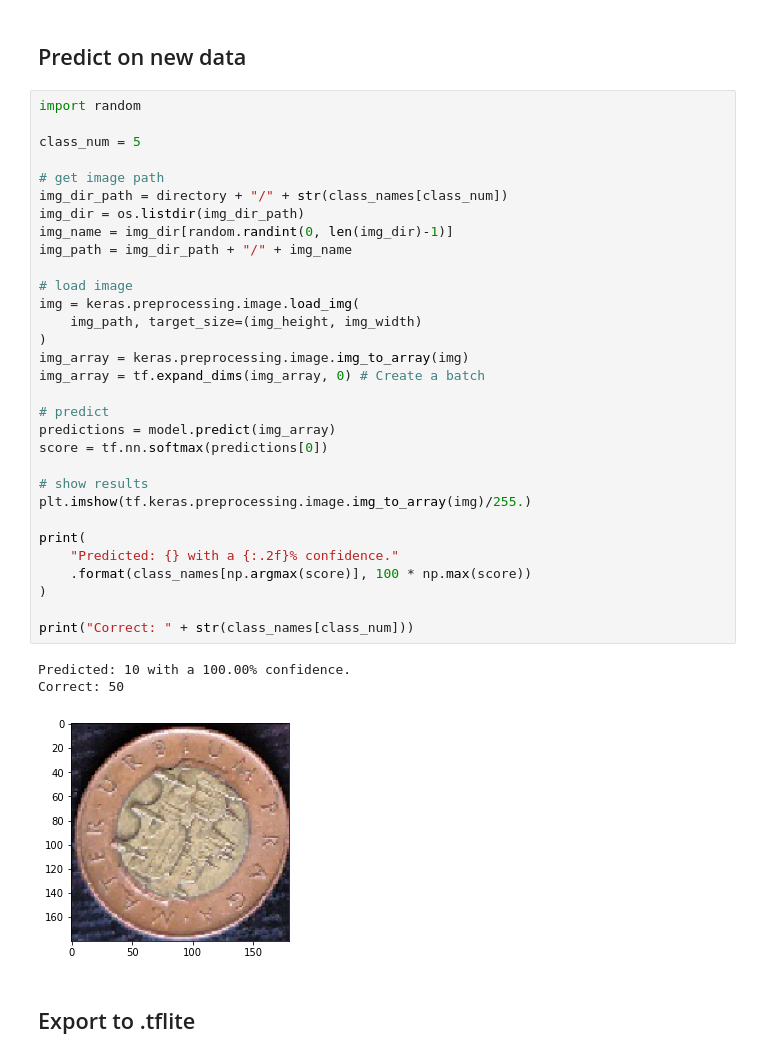
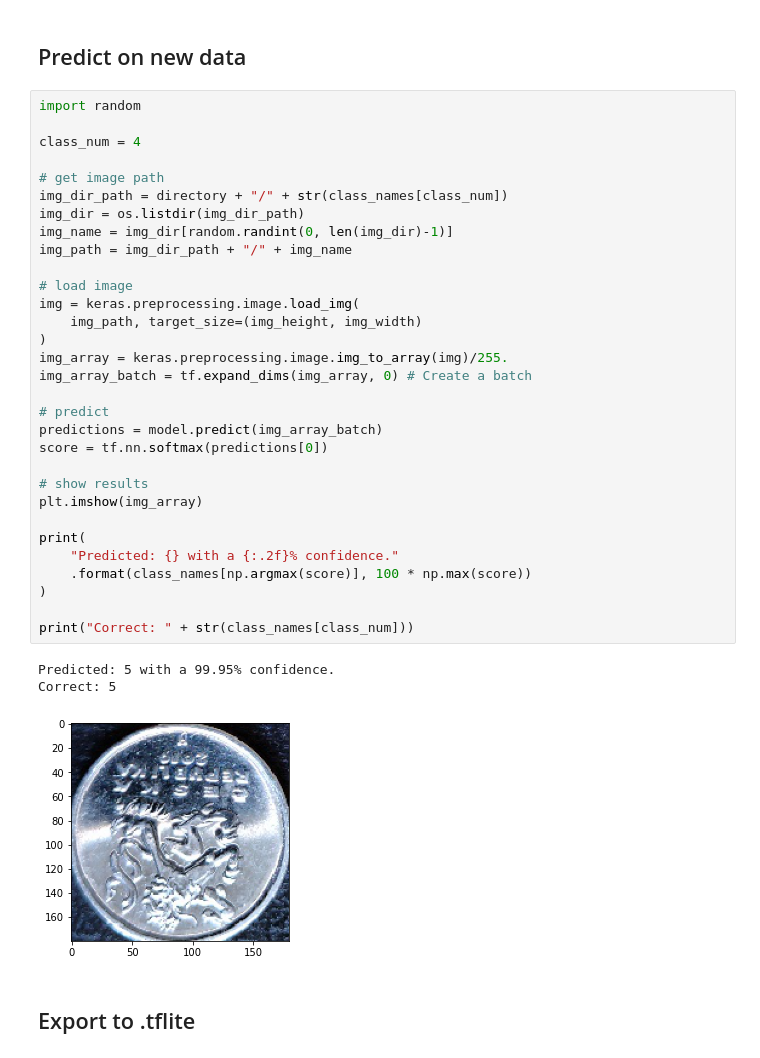
Before and after one commit to FanAttic-dev/pv162-coin-detector, a Jupyter notebook: CZKCoinDetector.ipynb, the cells around one changed output. Saved outputs shown, nothing was run; the diff lists cells and outputs as text.

Commit message:
Jupyter notebook fixed test input image range (mapped from 0,255 to 0,1)

```diff
--- a/CZKCoinDetector.ipynb
+++ b/CZKCoinDetector.ipynb
@@ -197,38 +197,38 @@ plt.show()
 # %%
 import random
 
-class_num = 5
+class_num = 4
 
 # get image path
 img_dir_path = directory + "/" + str(class_names[class_num])
 img_dir = os.listdir(img_dir_path)
 img_name = img_dir[random.randint(0, len(img_dir)-1)]
 img_path = img_dir_path + "/" + img_name
 
 # load image
 img = keras.preprocessing.image.load_img(
     img_path, target_size=(img_height, img_width)
 )
-img_array = keras.preprocessing.image.img_to_array(img)
-img_array = tf.expand_dims(img_array, 0) # Create a batch
+img_array = keras.preprocessing.image.img_to_array(img)/255.
+img_array_batch = tf.expand_dims(img_array, 0) # Create a batch
 
 # predict
-predictions = model.predict(img_array)
+predictions = model.predict(img_array_batch)
 score = tf.nn.softmax(predictions[0])
 
 # show results
-plt.imshow(tf.keras.preprocessing.image.img_to_array(img)/255.)
+plt.imshow(img_array)
 
 print(
     "Predicted: {} with a {:.2f}% confidence."
     .format(class_names[np.argmax(score)], 100 * np.max(score))
 )
 
 print("Correct: " + str(class_names[class_num]))
 # %% [output]
-Predicted: 10 with a 100.00% confidence.
-Correct: 50
+Predicted: 5 with a 99.95% confidence.
+Correct: 5
-[figure, old version]
+[figure, new version]
 # %% [markdown]
 ## Export to .tflite
 # %%
```
Also changed, not shown: parts of 2 cells of this notebook, 4 other files.
